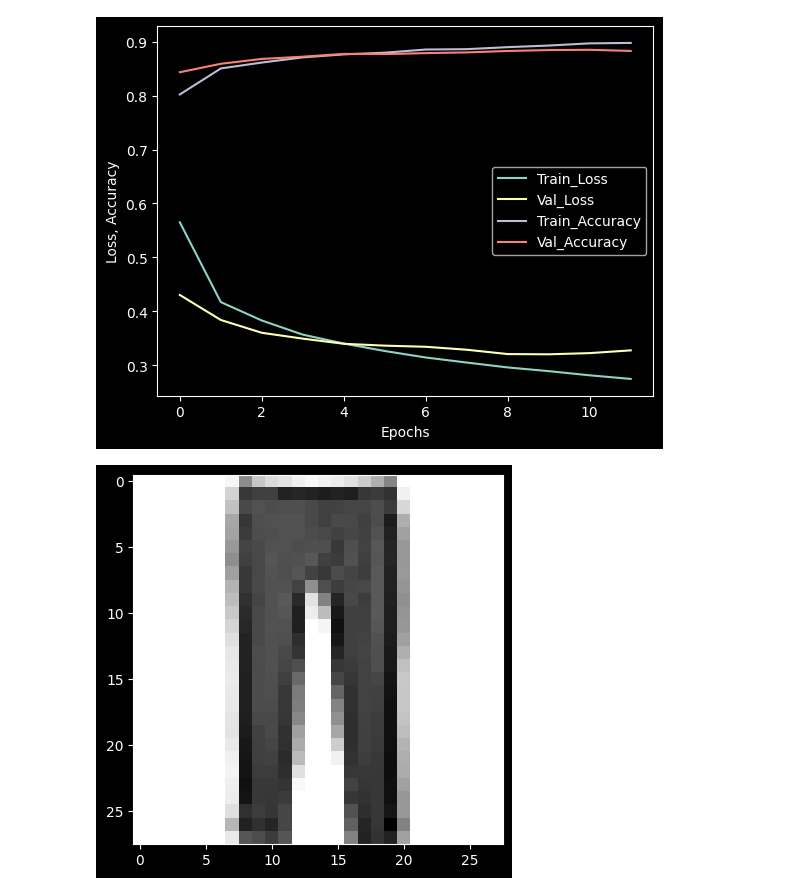
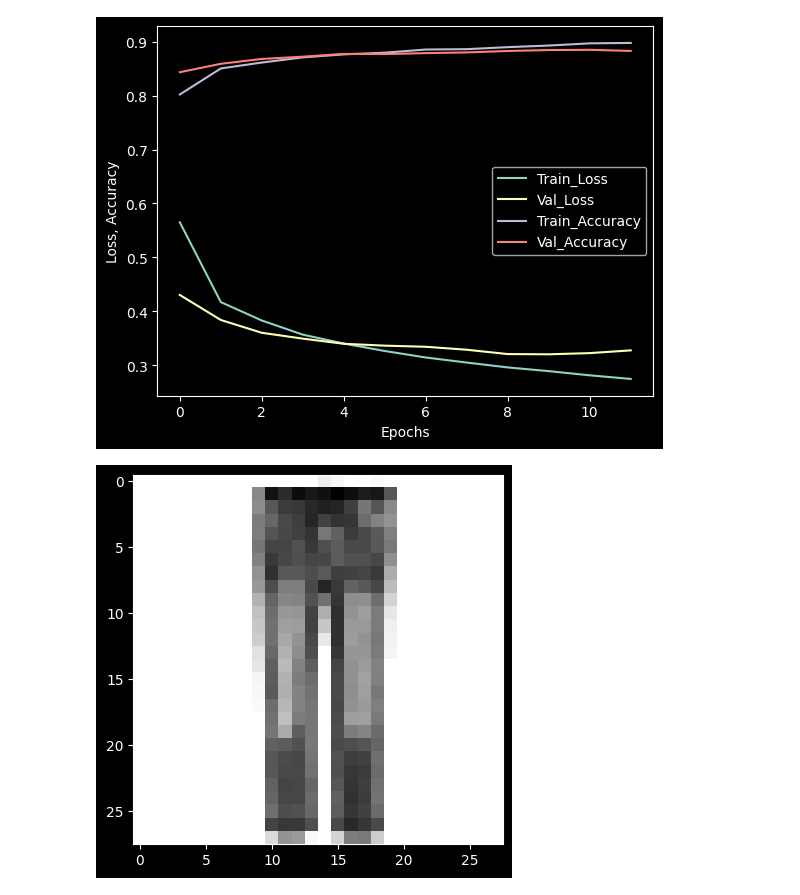
Before and after one commit to lumizel/AI_26, a Jupyter notebook: 03_AI기반예측및분석(여민엽).ipynb, the cells around one changed output. Cells and saved outputs as stored; diff of their text form; code cells hidden in the pictures.

```diff
--- a/03_AI기반예측및분석(여민엽).ipynb
+++ b/03_AI기반예측및분석(여민엽).ipynb
@@ -197,7 +198,7 @@ plt.show()
 # %% [output]
 [figure]
 # %%
-plt.imshow(val_scaled[15], cmap='gray_r')
+plt.imshow(test_input[15], cmap='gray_r')
 plt.show()
 # %% [output]
-[figure, old version]
+[figure, new version]
```
Also changed, not shown: parts of 9 cells of this notebook.
